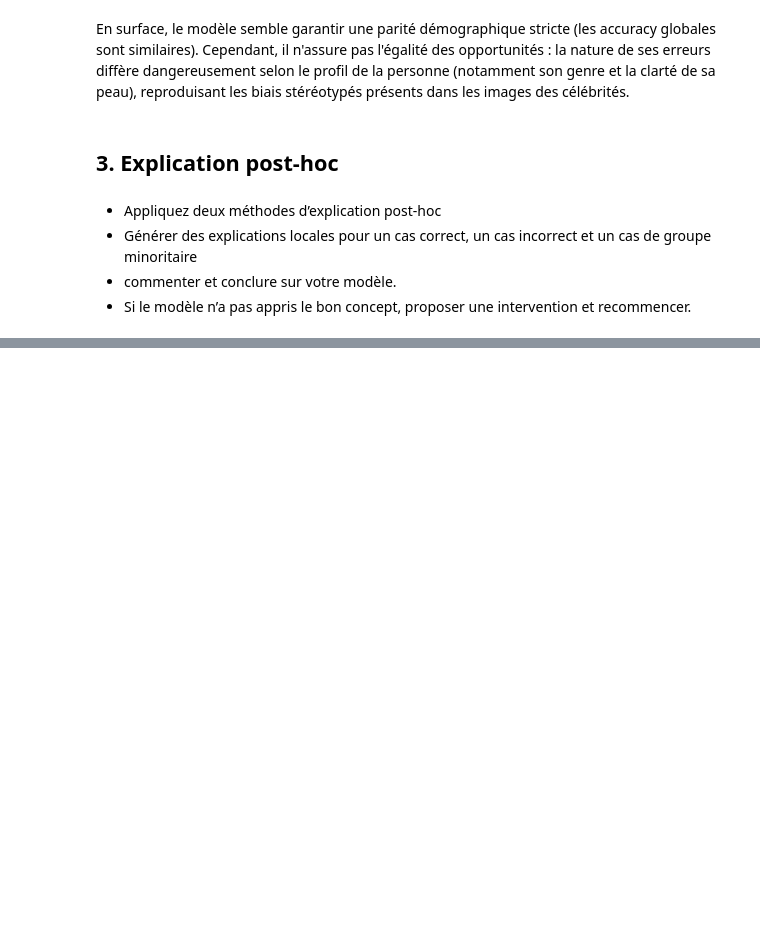
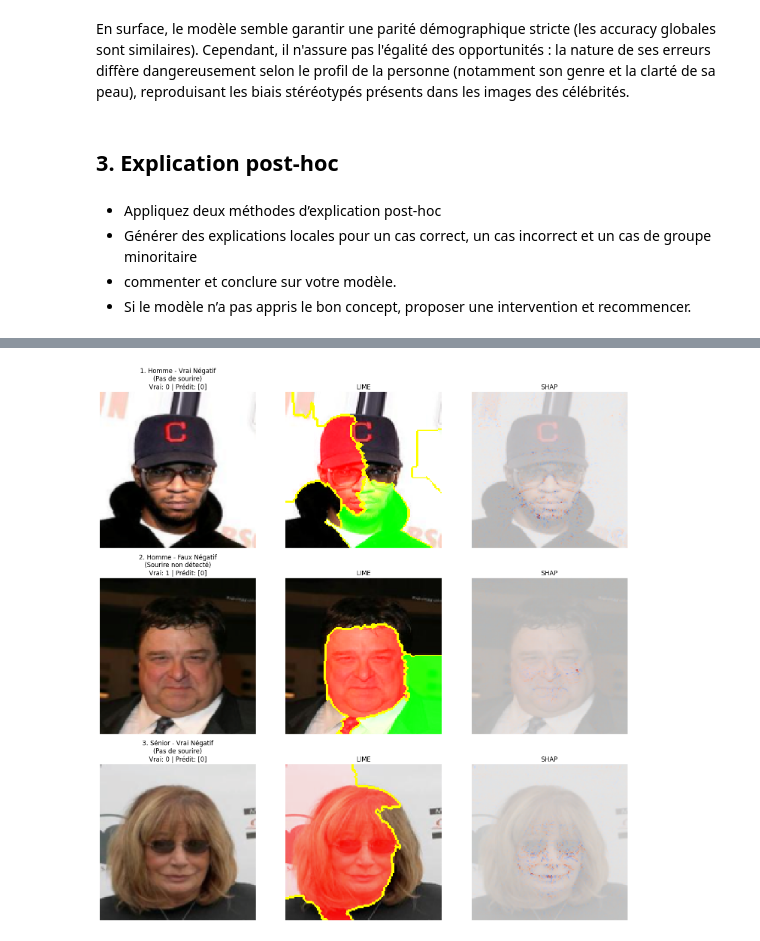
Before and after one commit to daphnemaschas/REXIA, a Jupyter notebook: notebooks/02_analyse_des_données_images.ipynb, the cells around one changed output, grey strips where cells are left out. Drawn from its saved outputs; the diff is of its cells as text; code cells hidden in the pictures; blank space fills up the shorter version.

```diff
--- a/notebooks/02_analyse_des_données_images.ipynb
+++ b/notebooks/02_analyse_des_données_images.ipynb
@@ -611,0 +728,80 @@ recommencer.
+# %%
+# Sélection de profils plus diversifiés (Hommes, Pas de sourire, Séniors)
+idx_tn_male = test_eval[(test_eval['True_Label'] == 0) & (test_eval['Prediction'] == 0) & (test_eval['Male'] == 1)].index[0]
+idx_fn_male = test_eval[(test_eval['True_Label'] == 1) & (test_eval['Prediction'] == 0) & (test_eval['Male'] == 1)].index[0]
+idx_old = test_eval[(test_eval['Young'] == 0) & (test_eval['True_Label'] == 0)].index[0]
+
+cases_divers = {
+    '1. Homme - Vrai Négatif\n(Pas de sourire)': idx_tn_male,
+    '2. Homme - Faux Négatif\n(Sourire non détecté)': idx_fn_male,
+    '3. Sénior - Vrai Négatif\n(Pas de sourire)': idx_old
+}
+
+fig, axes = plt.subplots(3, 3, figsize=(15, 15))
+
+for row_idx, (title, img_idx) in enumerate(cases_divers.items()):
+    img_name = test_eval.loc[img_idx, 'Image_ID']
+    label = test_eval.loc[img_idx, 'True_Label']
+    pred = test_eval.loc[img_idx, 'Prediction']
+
+    img_path = os.path.join(img_folder, img_name)
+    image_pil = Image.open(img_path).convert('RGB')
+    tensor_img = transform(image_pil)
+
+    img_show = inv_normalize(tensor_img).permute(1, 2, 0).numpy()
+    img_show = np.clip(img_show, 0, 1)
+
+    axes[row_idx, 0].imshow(img_show)
+    axes[row_idx, 0].set_title(f"{title}\nVrai: {label} | Prédit: {pred}")
+    axes[row_idx, 0].axis('off')
+
+    # LIME
+    lime_img_input = np.array(image_pil.resize((128, 128)))
+    explanation = lime_explainer.explain_instance(
+        lime_img_input,
+        batch_predict,
+        top_labels=1,
+        hide_color=0,
+        num_samples=500
+    )
+
+    target_class = 1 if pred == 1 else 0
+    temp, mask = explanation.get_image_and_mask(target_class, positive_only=False, num_features=5, hide_rest=False)
+    img_boundry = mark_boundaries(temp/255.0, mask)
+
+    axes[row_idx, 1].imshow(img_boundry)
+    axes[row_idx, 1].set_title("LIME")
+    axes[row_idx, 1].axis('off')
+
+    # SHAP
+    tensor_input = tensor_img.unsqueeze(0).to(device)
+    shap_values = shap_explainer.shap_values(tensor_input)
+
+    if isinstance(shap_values, list):
+        shap_values = shap_values[0]
+
+    if torch.is_tensor(shap_values):
+        shap_values = shap_values.cpu().numpy()
+    else:
+        shap_values = np.array(shap_values)
+
+    shap_values = np.squeeze(shap_values)
+
+    if shap_values.shape[0] == 3:
+        shap_v = np.sum(shap_values, axis=0)
+    elif shap_values.shape[-1] == 3:
+        shap_v = np.sum(shap_values, axis=-1)
+    else:
+        shap_v = np.mean(shap_values, axis=0)
+        shap_v = np.squeeze(shap_v)
+
+    abs_vals = np.abs(shap_v).max()
+    axes[row_idx, 2].imshow(img_show, alpha=0.5)
+    im = axes[row_idx, 2].imshow(shap_v, cmap='coolwarm', vmin=-abs_vals, vmax=abs_vals, alpha=0.6)
+    axes[row_idx, 2].set_title("SHAP")
+    axes[row_idx, 2].axis('off')
+
+plt.tight_layout()
+plt.show()
+# %% [output]
+[figure, added]
```
Also changed, not shown: parts of 5 cells of this notebook.
